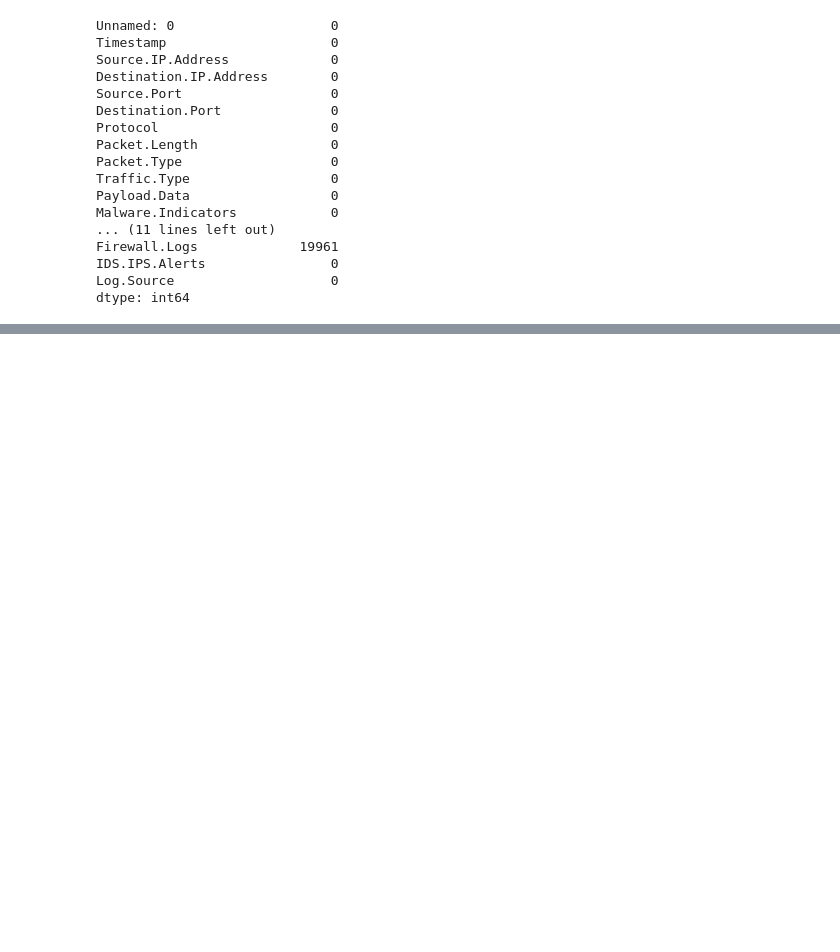
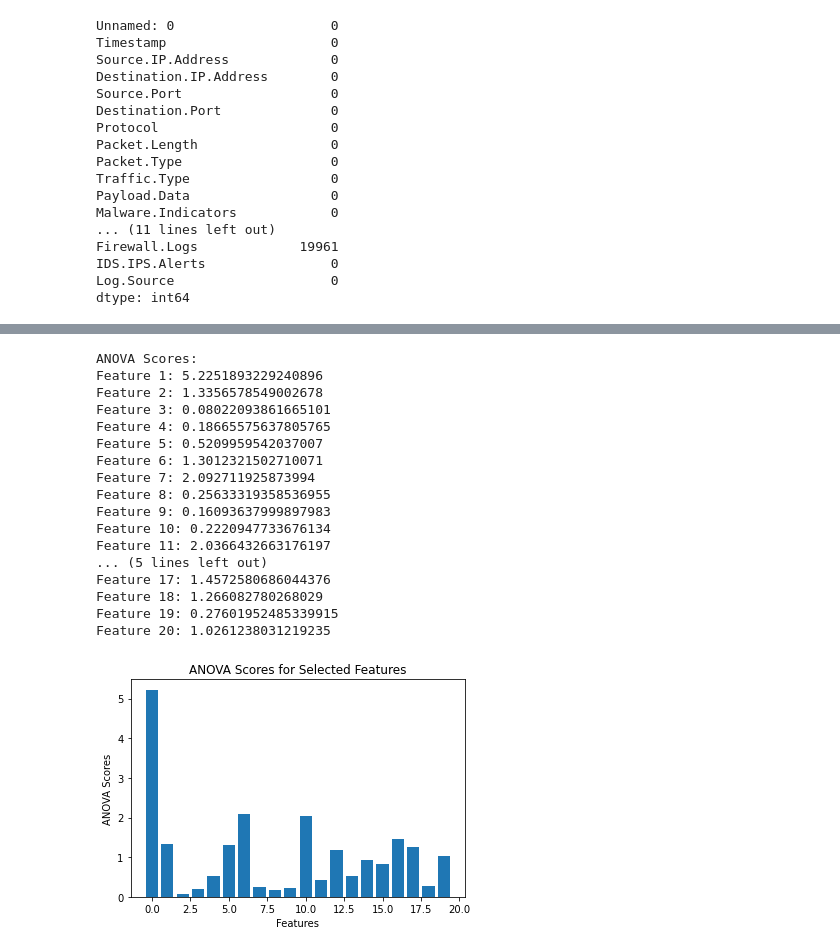
Before and after one commit to gavin-bulthuis/Classifying-Cyberattacks, a Jupyter notebook: main.ipynb, the cells around one changed output, grey strips where cells are left out. Saved outputs shown, nothing was run; the diff lists cells and outputs as text; code cells hidden in the pictures; blank space fills up the shorter version.

```diff
--- a/main.ipynb
+++ b/main.ipynb
@@ -138,8 +243,8 @@ balanced_train_data = pd.concat(
 X_train_balanced = balanced_train_data.drop(columns=['Attack.Type'])
 y_train_balanced = balanced_train_data['Attack.Type']
 # %%
-# Normalize Numerical Features
-numerical_features = X_train_balanced.select_dtypes(include=['int64', 'float64']).columns
+# Standardize Numerical Features
+numerical_features = X_train_balanced.select_dtypes(include=['int64', 'int32', 'float64']).columns
 
 scaler = StandardScaler()
 X_train_balanced[numerical_features] = scaler.fit_transform(X_train_balanced[numerical_features])
@@ -177,0 +336,46 @@ Sample of Normalized Data:
+# %%
+# Feature Selection Function
+
+def select_features(X: np.ndarray, y: np.ndarray, num_features: int) -> tuple[np.ndarray, sklearn.feature_selection._univariate_selection.SelectKBest]:
+
+  # Measure means between features and labels
+  fs = SelectKBest(f_classif, k = num_features)
+  fs.fit(X, y)
+  X_fs = fs.transform(X)
+  return X_fs, fs
+# %%
+# Feature Selection
+
+# Select Features
+X_train_features, fs = select_features(X_train_balanced, y_train_balanced, 10)
+
+# View ANOVA scores
+print("ANOVA Scores:")
+for i, score in enumerate(fs.scores_):
+    print(f"Feature {i+1}: {score}")
+
+# Plot the scores
+plt.bar([i for i in range(len(fs.scores_))], fs.scores_)
+plt.xlabel("Features")
+plt.ylabel("ANOVA Scores")
+plt.title("ANOVA Scores for Selected Features")
+plt.show()
+# %% [output]
+ANOVA Scores:
+Feature 1: 5.2251893229240896
+Feature 2: 1.3356578549002678
+Feature 3: 0.08022093861665101
+Feature 4: 0.18665575637805765
+Feature 5: 0.5209959542037007
+Feature 6: 1.3012321502710071
+Feature 7: 2.092711925873994
+Feature 8: 0.25633319358536955
+Feature 9: 0.16093637999897983
+Feature 10: 0.2220947733676134
+Feature 11: 2.0366432663176197
+... (5 lines left out)
+Feature 17: 1.4572580686044376
+Feature 18: 1.266082780268029
+Feature 19: 0.27601952485339915
+Feature 20: 1.0261238031219235
+[figure, added]
```
Also changed, not shown: parts of 19 cells of this notebook, 1 other file.
